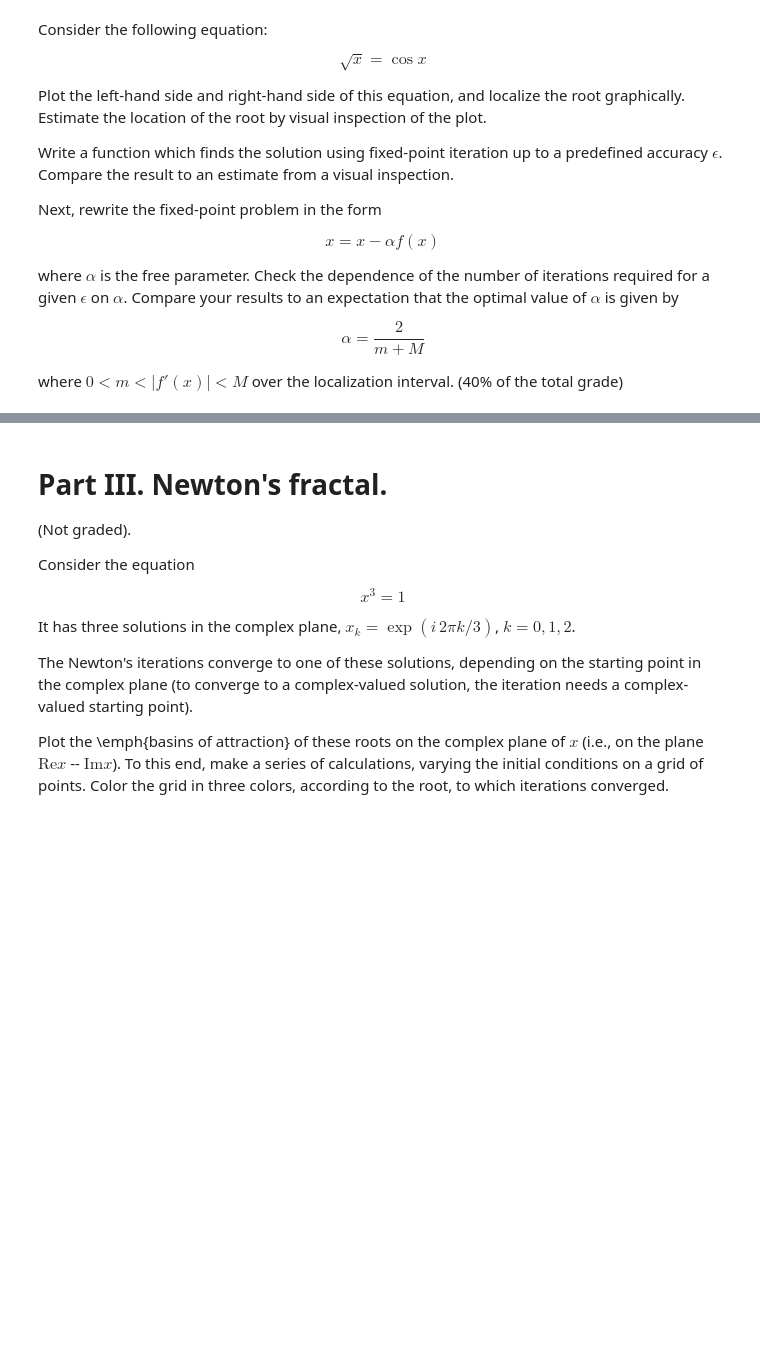
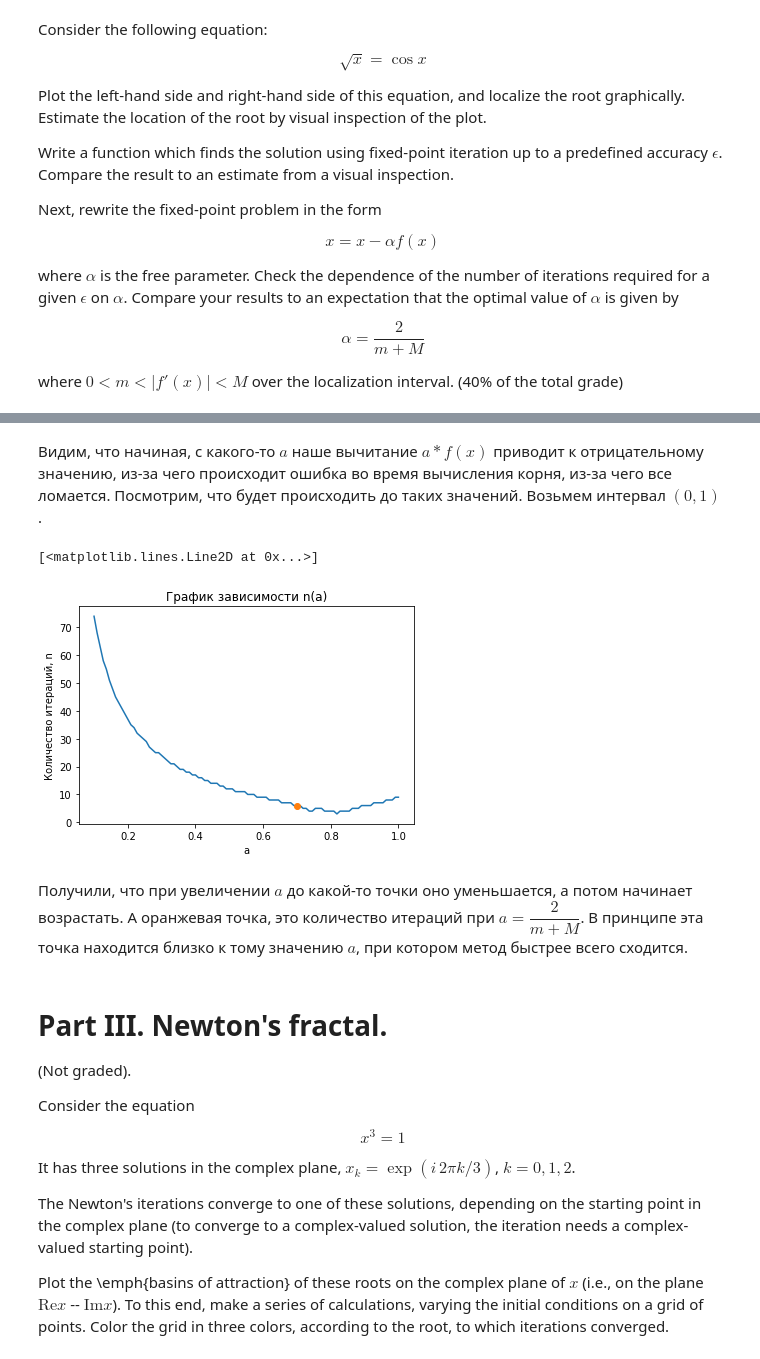
Before and after one commit to ev-br/CP2020, a Jupyter notebook: week_3_newton_fixed_pt.ipynb, the cells around one changed output, grey strips where cells are left out. Saved outputs shown, nothing was run; the diff lists cells and outputs as text; code cells hidden in the pictures; blank space fills up the shorter version.

```diff
--- a/week_3_newton_fixed_pt.ipynb
+++ b/week_3_newton_fixed_pt.ipynb
@@ -79,0 +203,14 @@ where $0 < m < |f'(x)| < M$ over the localization interval. (40% of the total gr
+# %%
+def iter1(x0,a,eps=1e-5,maxiter = 1000):
+    x_0 =x0
+    x_n = x_0 - a*(np.sqrt(x_0) - np.cos(x_0))
+    n = 0
+    while np.abs(x_n - x_0) > eps and n < maxiter:
+        print(x_n)
+        x_0 = x_n
+        x_n = x_n - a*(np.sqrt(x_n) - np.cos(x_n))
+        n = n+1
+    return x_n,n
+# %%
+x = np.linspace(0.1,3,100)
+y = [iter1(2,x[i])[1] for i in range(len(x))]
@@ -80,3 +235,36 @@ where $0 < m < |f'(x)| < M$ over the localization interval. (40% of the total gr
+# %% [markdown]
+Видим, что начиная, с какого-то $a$ наше вычитание $a*f(x)$ приводит к отрицательному значению, из-за чего происходит ошибка во время вычисления корня, из-за чего все ломается. Посмотрим, что будет происходить до таких значений. Возьмем интервал $(0,1)$ .
+# %%
+def iter1(x0,a,eps=1e-5,maxiter = 1000):
+    x_0 =x0
+    x_n = x_0 - a*(np.sqrt(x_0) - np.cos(x_0))
+    n = 0
+    while np.abs(x_n - x_0) > eps and n < maxiter:
+        x_0 = x_n
+        x_n = x_n - a*(np.sqrt(x_n) - np.cos(x_n))
+        n = n+1
+    return x_n,n
+# %%
+def der1(x):
+    return 0.5/np.sqrt(x) + np.sin(x) # производная нашей функции
+# %%
+x = np.linspace(0.1,1,100)
+y = [iter1(2,x[i])[1] for i in range(len(x))] #наполняем массив из количества итераций
+der_0 = [der1(x[i]) for i in range(len(x))] #наполним массив из производных для отрезка x
+m = min(der_0)
+M = max(der_0)
+#найдем минимальное - m и максимальное - M
+plt.figure()
+plt.title('График зависимости n(a)')
+plt.xlabel('a')
+plt.ylabel('Количество итераций, n')
+plt.plot(x,y)
+plt.plot(2 / (m + M),iter1(2,2/(m+M))[1] , 'o')
+# %% [output]
+[<matplotlib.lines.Line2D at 0x...>]
+[figure, added]
+# %% [markdown]
+Получили, что при увеличении $a$ до какой-то точки оно уменьшается, а потом начинает возрастать. А оранжевая точка, это количество итераций при $a = \dfrac{2}{m+M}$. В принципе эта точка находится близко к тому значению $a$, при котором метод быстрее всего сходится.
 # %% [markdown]
 # Part III. Newton's fractal.
 
```
Also changed, not shown: parts of 33 cells of this notebook.
